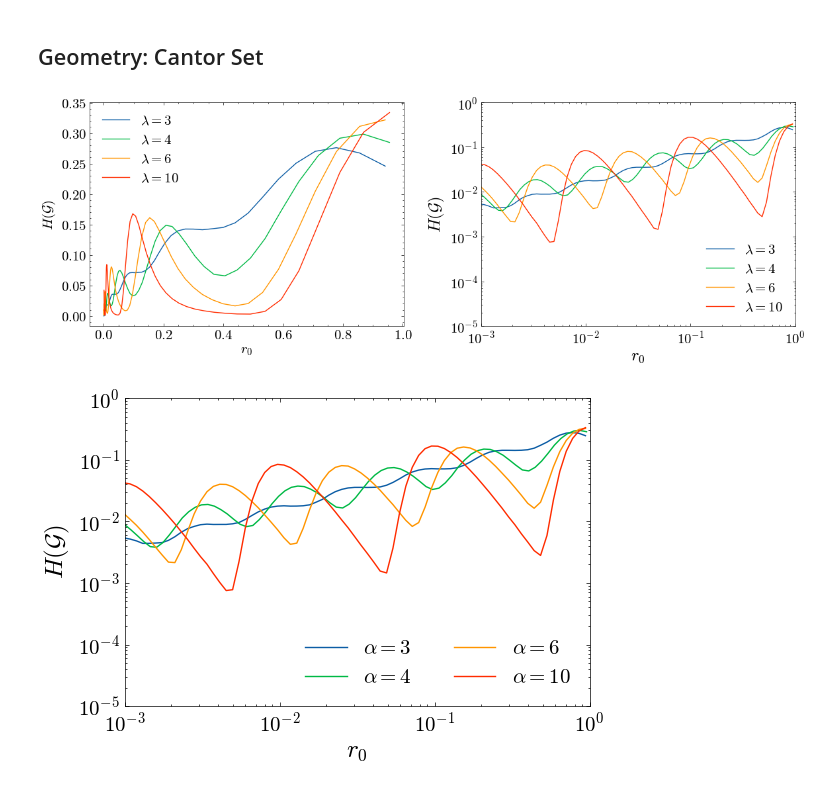
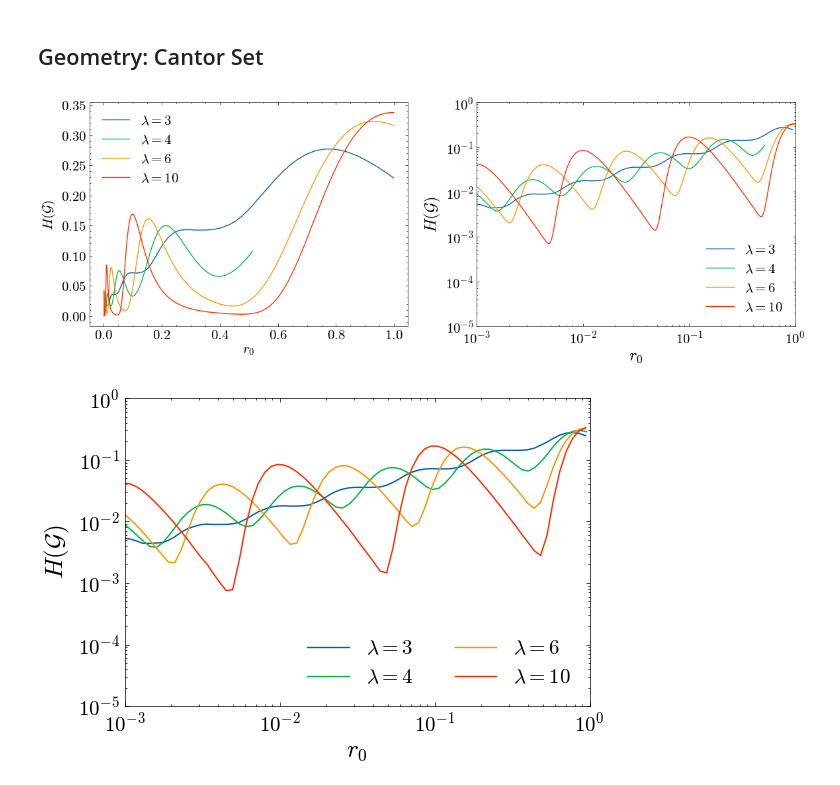
Before and after one commit to oijbaker/SRGG-Entropy, a Jupyter notebook: plotting.ipynb, the cells around one changed output. Cells and saved outputs as stored; diff of their text form; code cells hidden in the pictures.

Commit message:
Edit Cantor Figures and Dataset

```diff
--- a/plotting.ipynb
+++ b/plotting.ipynb
@@ -231,10 +231,10 @@ plt.tight_layout()
 # %% [markdown]
 ## Geometry: Cantor Set
 # %%
-cantor_entropy_6_1_4_4 = pd.read_csv("data/entropy_values_cantor_6_0.250000_100_4.csv")
-cantor_entropy_6_1_3_4 = pd.read_csv("data/entropy_values_cantor_6_0.333000_100_4.csv")
-cantor_entropy_6_1_6_4 = pd.read_csv("data/entropy_values_cantor_6_0.166000_100_4.csv")
-cantor_entropy_6_1_10_4 = pd.read_csv("data/entropy_values_cantor_6_0.100000_100_4.csv")
+cantor_entropy_6_1_4_4 = pd.read_csv("data/entropy_values_cantor_6_0.250000_500_4.csv")
+cantor_entropy_6_1_3_4 = pd.read_csv("data/entropy_values_cantor_6_0.333000_500_4.csv")
+cantor_entropy_6_1_6_4 = pd.read_csv("data/entropy_values_cantor_6_0.166000_500_4.csv")
+cantor_entropy_6_1_10_4 = pd.read_csv("data/entropy_values_cantor_6_0.100000_500_4.csv")
 # %%
 # finer plots
 cantor_entropy_1_10 = pd.read_csv("data/entropy_values_cantor_7_0.100000_100_4.csv")
@@ -244,35 +244,35 @@ cantor_entropy_1_3 = pd.read_csv("data/entropy_values_cantor_7_0.333000_100_4.cs
 # %%
 fig, ax = plt.subplots(1,2, figsize=(12,4.5))
 ax[0].plot(np.array(cantor_entropy_6_1_3_4['r0']), np.array(cantor_entropy_6_1_3_4['entropy']), label=r'$\lambda=3$', color='C0')
 ax[0].plot(np.array(cantor_entropy_6_1_4_4['r0']), np.array(cantor_entropy_6_1_4_4['entropy']), label=r'$\lambda=4$', color='C1')
 ax[0].plot(np.array(cantor_entropy_6_1_6_4['r0']), np.array(cantor_entropy_6_1_6_4['entropy']), label=r'$\lambda= 6$', color='C2')
 ax[0].plot(np.array(cantor_entropy_6_1_10_4['r0']), np.array(cantor_entropy_6_1_10_4['entropy']), label=r'$\lambda=10$', color='C3')
 ax[0].set_xlabel(r'$r_0$')
 ax[0].set_ylabel(r'$H(\mathcal{G})$')
 
 ax[1].loglog(cantor_entropy_1_3['r0'], cantor_entropy_1_3['entropy'], label=r'$\lambda= 3$', color='C0')
-ax[1].loglog(cantor_entropy_1_4['r0'], cantor_entropy_1_4['entropy'], label=r'$\lambda= 4$', color='C1')
-ax[1].loglog(cantor_entropy_1_6['r0'], cantor_entropy_1_6['entropy'], label=r'$\lambda= 6$', color='C2')
-ax[1].loglog(cantor_entropy_1_10['r0'], cantor_entropy_1_10['entropy'], label=r'$\lambda= 10$', color='C3')
+ax[1].loglog(cantor_entropy_6_1_4_4['r0'], cantor_entropy_6_1_4_4['entropy'], label=r'$\lambda= 4$', color='C1')
+ax[1].loglog(cantor_entropy_6_1_6_4['r0'], cantor_entropy_6_1_6_4['entropy'], label=r'$\lambda= 6$', color='C2')
+ax[1].loglog(cantor_entropy_6_1_10_4['r0'], cantor_entropy_6_1_10_4['entropy'], label=r'$\lambda= 10$', color='C3')
 ax[1].set_xlabel(r'$r_0$', fontsize=18)
 ax[1].set_ylabel(r'$H(\mathcal{G})$', fontsize=18)
 ax[1].set_xlim(0.001,1)
 ax[1].set_ylim(0.00001,1)
 ax[1].legend()
 # ax[1].set_yscale('log')
 # ax[1].set_xscale('log')
 
 plt.tight_layout()
 ax[0].legend()
 plt.show()
 # %% [output]
-[figure, old version]
+[figure, new version]
 # %%
 plt.figure(figsize=(6,4))
-plt.loglog(cantor_entropy_1_3['r0'], cantor_entropy_1_3['entropy'], label=r'$\alpha= 3$', color='C0')
-plt.loglog(cantor_entropy_1_4['r0'], cantor_entropy_1_4['entropy'], label=r'$\alpha= 4$', color='C1')
-plt.loglog(cantor_entropy_1_6['r0'], cantor_entropy_1_6['entropy'], label=r'$\alpha= 6$', color='C2')
-plt.loglog(cantor_entropy_1_10['r0'], cantor_entropy_1_10['entropy'], label=r'$\alpha= 10$', color='C3')
+plt.loglog(cantor_entropy_1_3['r0'], cantor_entropy_1_3['entropy'], label=r'$\lambda= 3$', color='C0')
+plt.loglog(cantor_entropy_1_4['r0'], cantor_entropy_1_4['entropy'], label=r'$\lambda= 4$', color='C1')
+plt.loglog(cantor_entropy_1_6['r0'], cantor_entropy_1_6['entropy'], label=r'$\lambda= 6$', color='C2')
+plt.loglog(cantor_entropy_1_10['r0'], cantor_entropy_1_10['entropy'], label=r'$\lambda= 10$', color='C3')
 plt.xlabel(r'$r_0$', fontsize=18)
 plt.ylabel(r'$H(\mathcal{G})$', fontsize=18)
 plt.xlim(0.001,1)
@@ -280,4 +280,4 @@ plt.ylim(0.00001,1)
 plt.legend(loc='lower right', ncol=2)
 plt.show()
 # %% [output]
-[figure, old version]
+[figure, new version]
```
Also changed, not shown: 4 other files.
